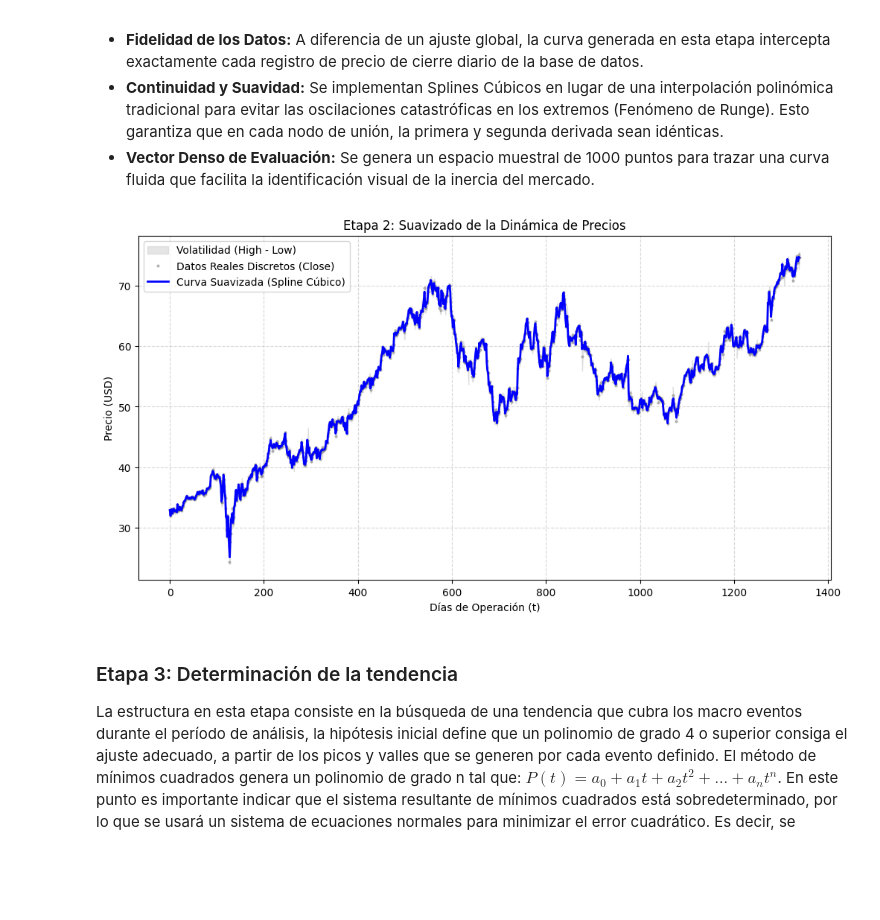
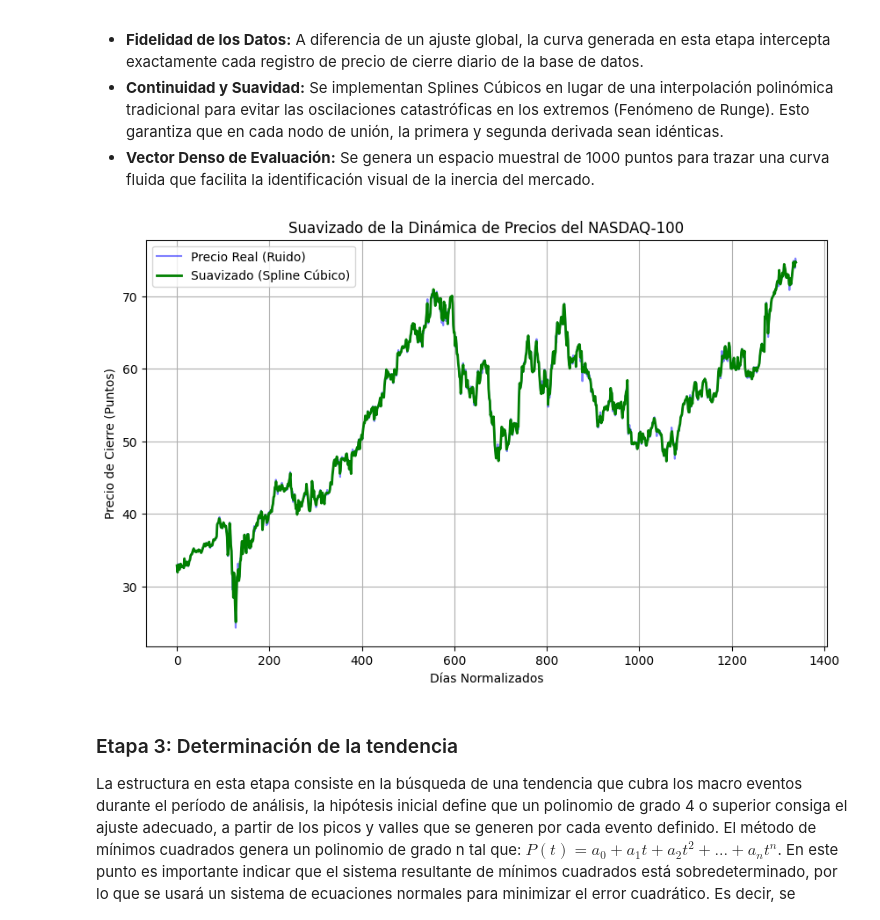
Before and after one commit to JhosuaS/Grupo-4-Finanzas, a Jupyter notebook: CODIGO/AvanceProyectoGrupo3.ipynb, the cells around one changed output. Cells and saved outputs as stored; diff of their text form; code cells hidden in the pictures; blank space fills up the shorter version.

```diff
--- a/CODIGO/AvanceProyectoGrupo3.ipynb
+++ b/CODIGO/AvanceProyectoGrupo3.ipynb
@@ -68,32 +66,35 @@ En esta fase, reconstruimos la trayectoria del índice NASDAQ-100 mitigando las
 * **Continuidad y Suavidad:** Se implementan Splines Cúbicos en lugar de una interpolación polinómica tradicional para evitar las oscilaciones catastróficas en los extremos (Fenómeno de Runge). Esto garantiza que en cada nodo de unión, la primera y segunda derivada sean idénticas.
 * **Vector Denso de Evaluación:** Se genera un espacio muestral de 1000 puntos para trazar una curva fluida que facilita la identificación visual de la inercia del mercado.
 # %%
-# --- 2. INTERPOLACIÓN (SPLINES CÚBICOS) ---
+# 1. Preparación de vectores para la interpolación
 t = df_analisis['t'].values
 y = df_analisis['Close'].values
 
-# Construcción de la función S(t) usando splines naturales
+# 2. Cálculo de los coeficientes del spline cúbico natural
+# Garantiza que la segunda derivada en los extremos sea cero
 spline = CubicSpline(t, y, bc_type='natural')
 
-# Se geera un vector de 1000 puntos para trazar la curva suave
+# 3. Generación de un espacio muestral denso para visualización fluida
 t_suave = np.linspace(t.min(), t.max(), 1000)
 y_spline = spline(t_suave)
 
-plt.figure(figsize=(12, 6))
+# 4. Configuración del entorno gráfico estandarizado
+plt.figure(figsize=(10, 6))
 
-# Se dibuja el rango de volatilidad usando High y Low que vienen en el dataset
-plt.fill_between(df_analisis['t'], df_analisis['Low'], df_analisis['High'], color='#cccccc', alpha=0.5, label='Volatilidad (High - Low)')
-plt.plot(t, y, 'o', color='#888888', markersize=2, alpha=0.5, label='Datos Reales Discretos (Close)')
-plt.plot(t_suave, y_spline, color='blue', linewidth=2, label='Curva Suavizada (Spline Cúbico)')
+# Trazado de datos crudos con opacidad reducida para no saturar
+plt.plot(t, y, color='blue', alpha=0.5, label='Precio Real (Ruido)')
 
-plt.title('Etapa 2: Suavizado de la Dinámica de Precios')
-plt.xlabel('Días de Operación (t)')
-plt.ylabel('Precio (USD)')
+# Trazado de la curva interpolada
+plt.plot(t_suave, y_spline, color='green', linewidth=2, label='Suavizado (Spline Cúbico)')
+
+plt.title('Suavizado de la Dinámica de Precios del NASDAQ-100')
+plt.xlabel('Días Normalizados')
+plt.ylabel('Precio de Cierre (Puntos)')
 plt.legend()
-plt.grid(True, linestyle='--', alpha=0.5)
+plt.grid(True)
 plt.show()
 # %% [output]
-[figure, old version]
+[figure, new version]
 # %% [markdown]
 ### Etapa 3: Determinación de la tendencia
 La estructura en esta etapa consiste en la búsqueda de una tendencia que cubra los macro eventos durante el período de análisis, la hipótesis inicial define que un polinomio de grado 4 o superior consiga el ajuste adecuado, a partir de los picos y valles que se generen por cada evento definido.
```
Also changed, not shown: parts of 2 cells of this notebook.
